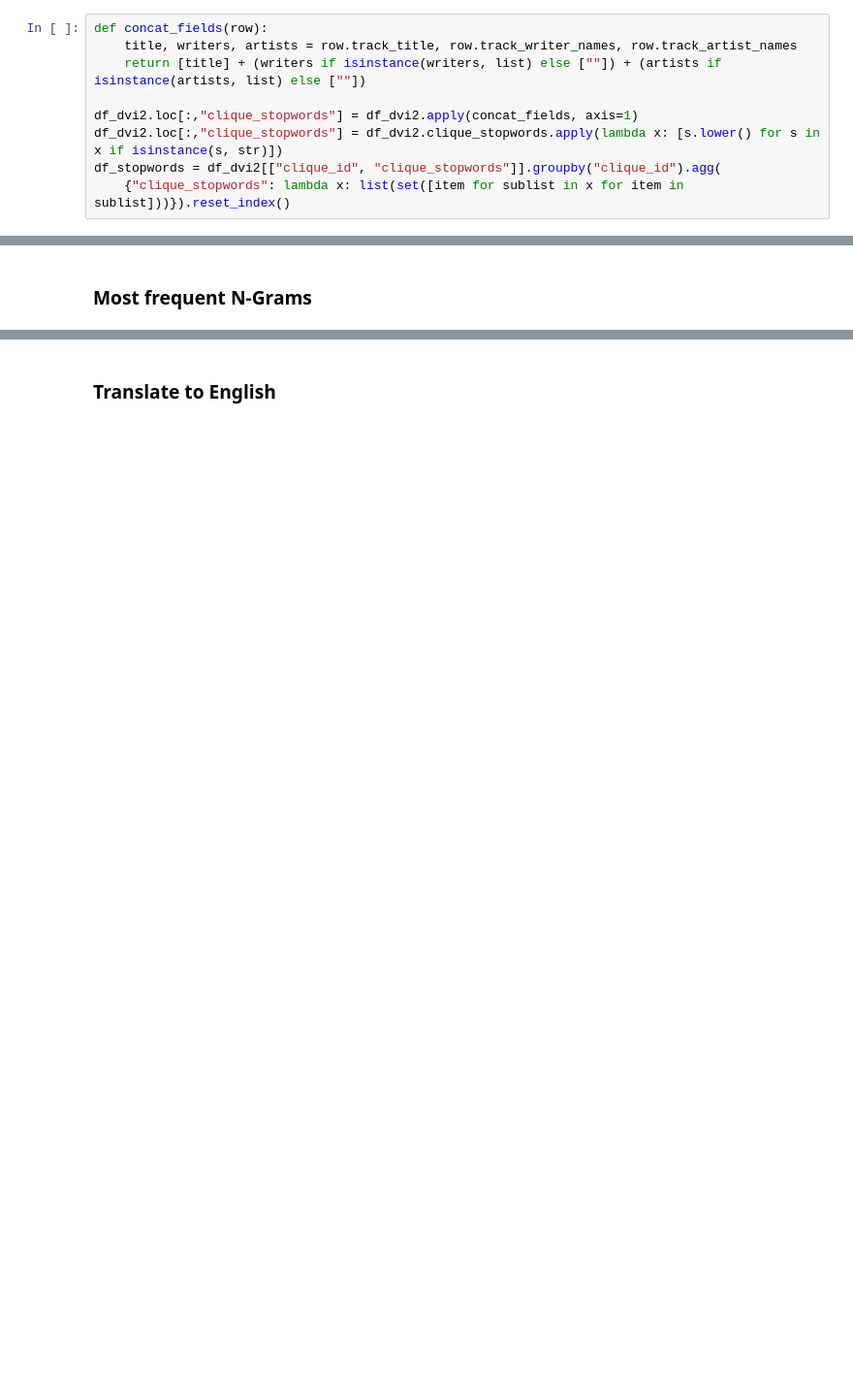
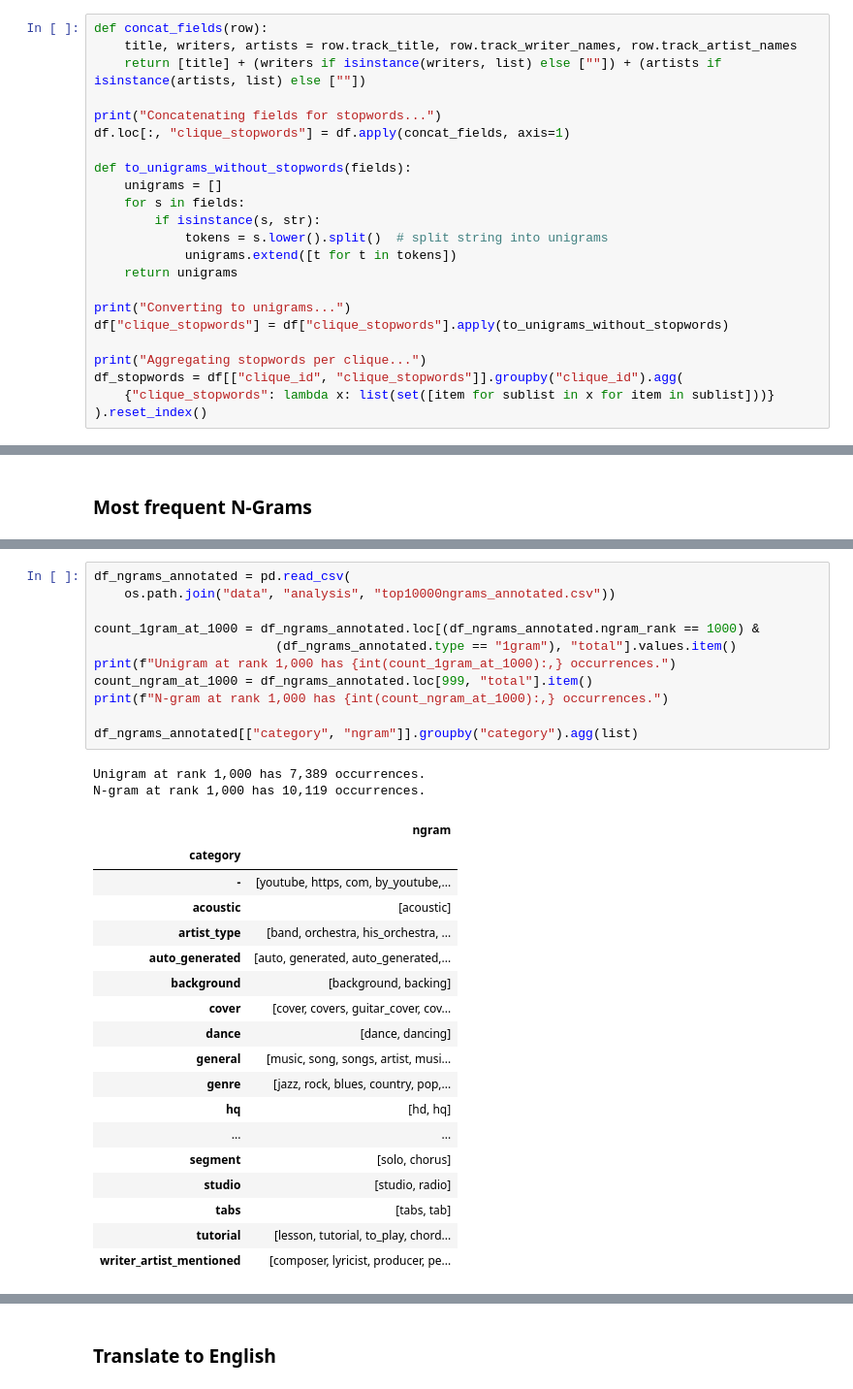
Before and after one commit to progsi/divers_dataset, a Jupyter notebook: ngram_analysis.ipynb, the cells around one changed output, grey strips where cells are left out. Shown: that part at 97% size. Cells and saved outputs as stored; diff of their text form; blank space fills up the shorter version.

```diff
--- a/ngram_analysis.ipynb
+++ b/ngram_analysis.ipynb
@@ -54,10 +59,24 @@ def concat_fields(row):
     title, writers, artists = row.track_title, row.track_writer_names, row.track_artist_names
     return [title] + (writers if isinstance(writers, list) else [""]) + (artists if isinstance(artists, list) else [""])
 
-df_dvi2.loc[:,"clique_stopwords"] = df_dvi2.apply(concat_fields, axis=1)
-df_dvi2.loc[:,"clique_stopwords"] = df_dvi2.clique_stopwords.apply(lambda x: [s.lower() for s in x if isinstance(s, str)])
-df_stopwords = df_dvi2[["clique_id", "clique_stopwords"]].groupby("clique_id").agg(
-    {"clique_stopwords": lambda x: list(set([item for sublist in x for item in sublist]))}).reset_index()
+print("Concatenating fields for stopwords...")
+df.loc[:, "clique_stopwords"] = df.apply(concat_fields, axis=1)
+
+def to_unigrams_without_stopwords(fields):
+    unigrams = []
+    for s in fields:
+        if isinstance(s, str):
+            tokens = s.lower().split()  # split string into unigrams
+            unigrams.extend([t for t in tokens])
+    return unigrams
+
+print("Converting to unigrams...")
+df["clique_stopwords"] = df["clique_stopwords"].apply(to_unigrams_without_stopwords)
+
+print("Aggregating stopwords per clique...")
+df_stopwords = df[["clique_id", "clique_stopwords"]].groupby("clique_id").agg(
+    {"clique_stopwords": lambda x: list(set([item for sublist in x for item in sublist]))}
+).reset_index()
 # %%
 from rapidfuzz import fuzz
 
@@ -181,0 +297,32 @@ See the caveats in the documentation: https://pandas.pydata.org/pandas-docs/stab
+# %%
+df_ngrams_annotated = pd.read_csv(
+    os.path.join("data", "analysis", "top10000ngrams_annotated.csv"))
+
+count_1gram_at_1000 = df_ngrams_annotated.loc[(df_ngrams_annotated.ngram_rank == 1000) &
+                        (df_ngrams_annotated.type == "1gram"), "total"].values.item()
+print(f"Unigram at rank 1,000 has {int(count_1gram_at_1000):,} occurrences.")
+count_ngram_at_1000 = df_ngrams_annotated.loc[999, "total"].item()
+print(f"N-gram at rank 1,000 has {int(count_ngram_at_1000):,} occurrences.")
+
+df_ngrams_annotated[["category", "ngram"]].groupby("category").agg(list)
+# %% [output]
+Unigram at rank 1,000 has 7,389 occurrences.
+N-gram at rank 1,000 has 10,119 occurrences.
+|  | ngram |
+| category |  |
+| - | [youtube, https, com, by_youtube,... |
+| acoustic | [acoustic] |
+| artist_type | [band, orchestra, his_orchestra, ... |
+| auto_generated | [auto, generated, auto_generated,... |
+| background | [background, backing] |
+| cover | [cover, covers, guitar_cover, cov... |
+| dance | [dance, dancing] |
+| general | [music, song, songs, artist, musi... |
+| genre | [jazz, rock, blues, country, pop,... |
+| hq | [hd, hq] |
+| ... | ... |
+| segment | [solo, chorus] |
+| studio | [studio, radio] |
+| tabs | [tabs, tab] |
+| tutorial | [lesson, tutorial, to_play, chord... |
+| writer_artist_mentioned | [composer, lyricist, producer, pe... |
```
Also changed, not shown: parts of 16 cells of this notebook.
